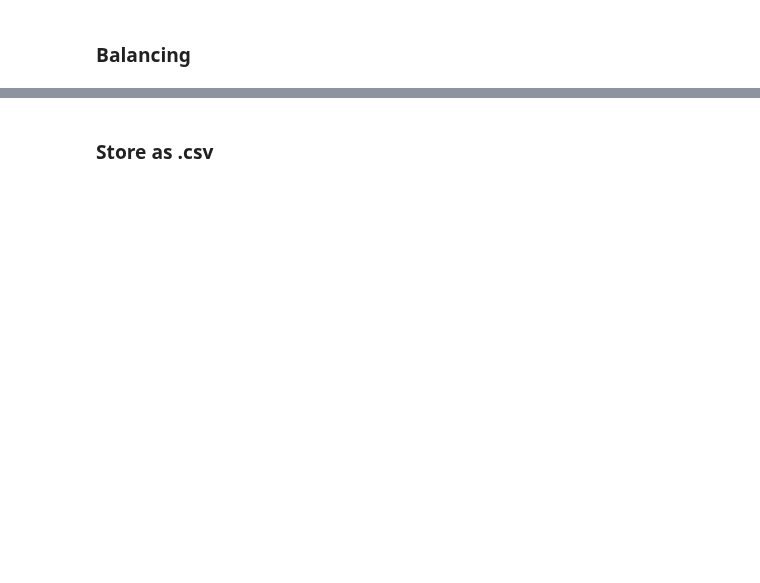
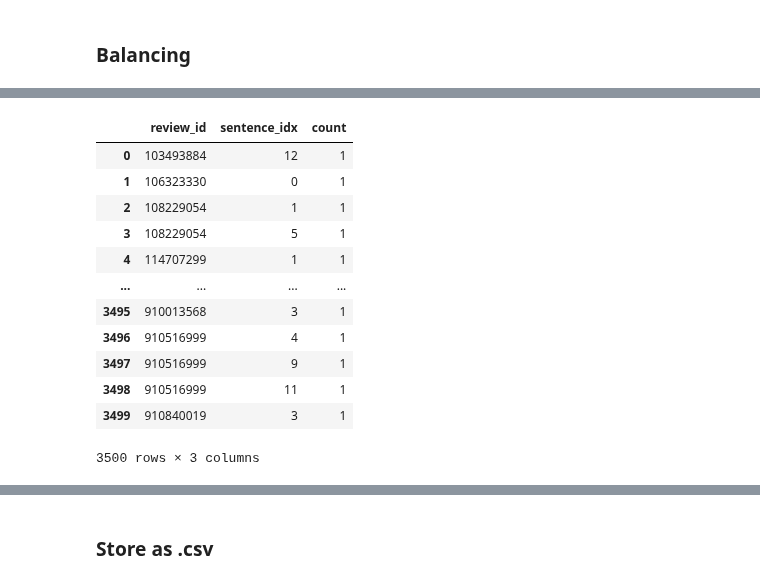
Before and after one commit to NilsHellwig/exploring-absa-llm-augmentation, a Jupyter notebook: 01 dataset creation/03_filter_reviews.ipynb, the cells around one changed output, grey strips where cells are left out. Drawn from its saved outputs; the diff is of its cells as text; code cells hidden in the pictures; blank space fills up the shorter version.

```diff
--- a/01 dataset creation/03_filter_reviews.ipynb
+++ b/01 dataset creation/03_filter_reviews.ipynb
@@ -223,0 +185,16 @@ grouped
+# %%
+df_balanced_reviews_sentences.groupby(["review_id", "sentence_idx"]).size().reset_index(name="count")
+# %% [output]
+|  | review_id | sentence_idx | count |
+| 0 | 103493884 | 12 | 1 |
+| 1 | 106323330 | 0 | 1 |
+| 2 | 108229054 | 1 | 1 |
+| 3 | 108229054 | 5 | 1 |
+| 4 | 114707299 | 1 | 1 |
+| ... | ... | ... | ... |
+| 3495 | 910013568 | 3 | 1 |
+| 3496 | 910516999 | 4 | 1 |
+| 3497 | 910516999 | 9 | 1 |
+| 3498 | 910516999 | 11 | 1 |
+| 3499 | 910840019 | 3 | 1 |
+3500 rows × 3 columns
```
Also changed, not shown: parts of 14 cells of this notebook, 1 other file.
